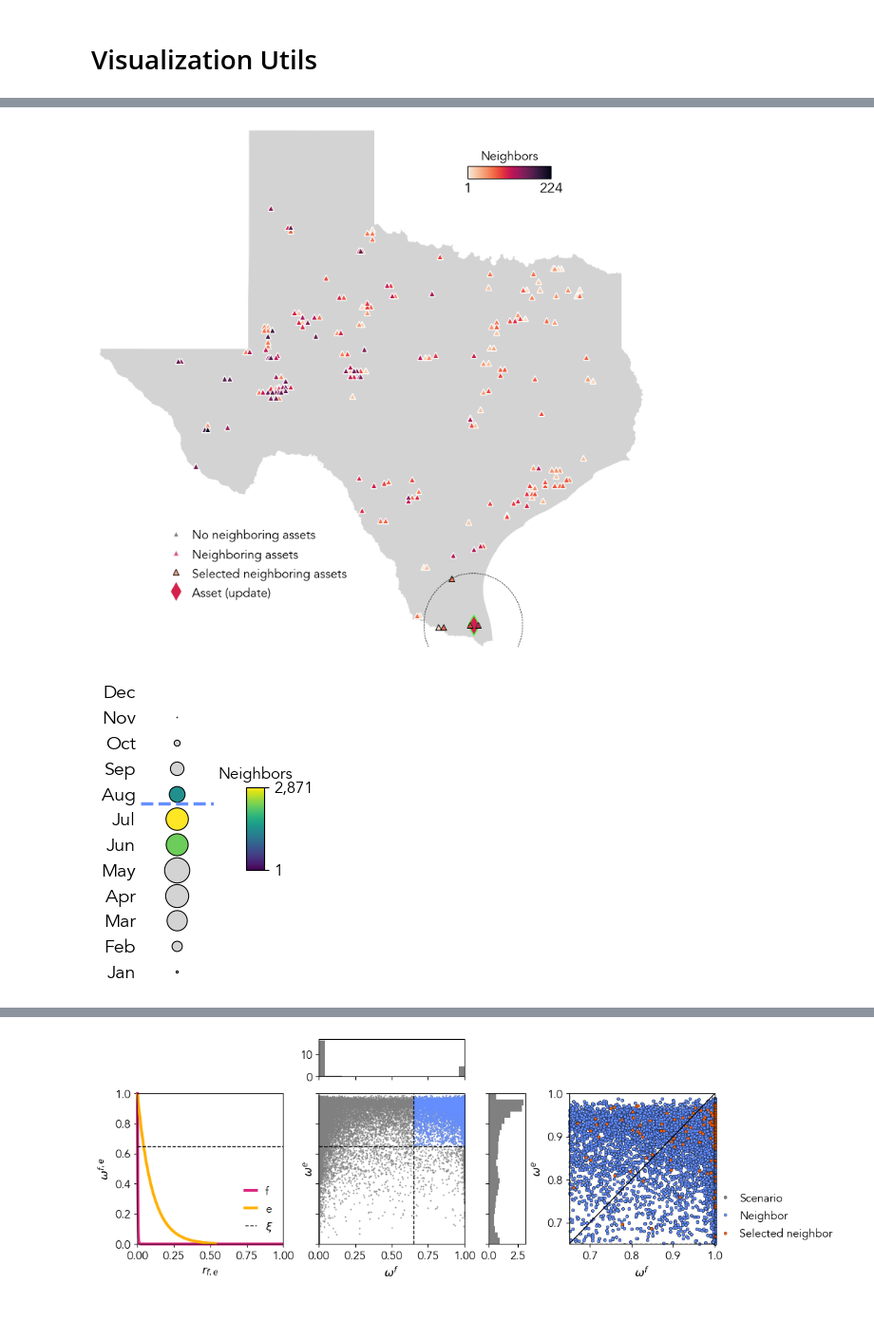
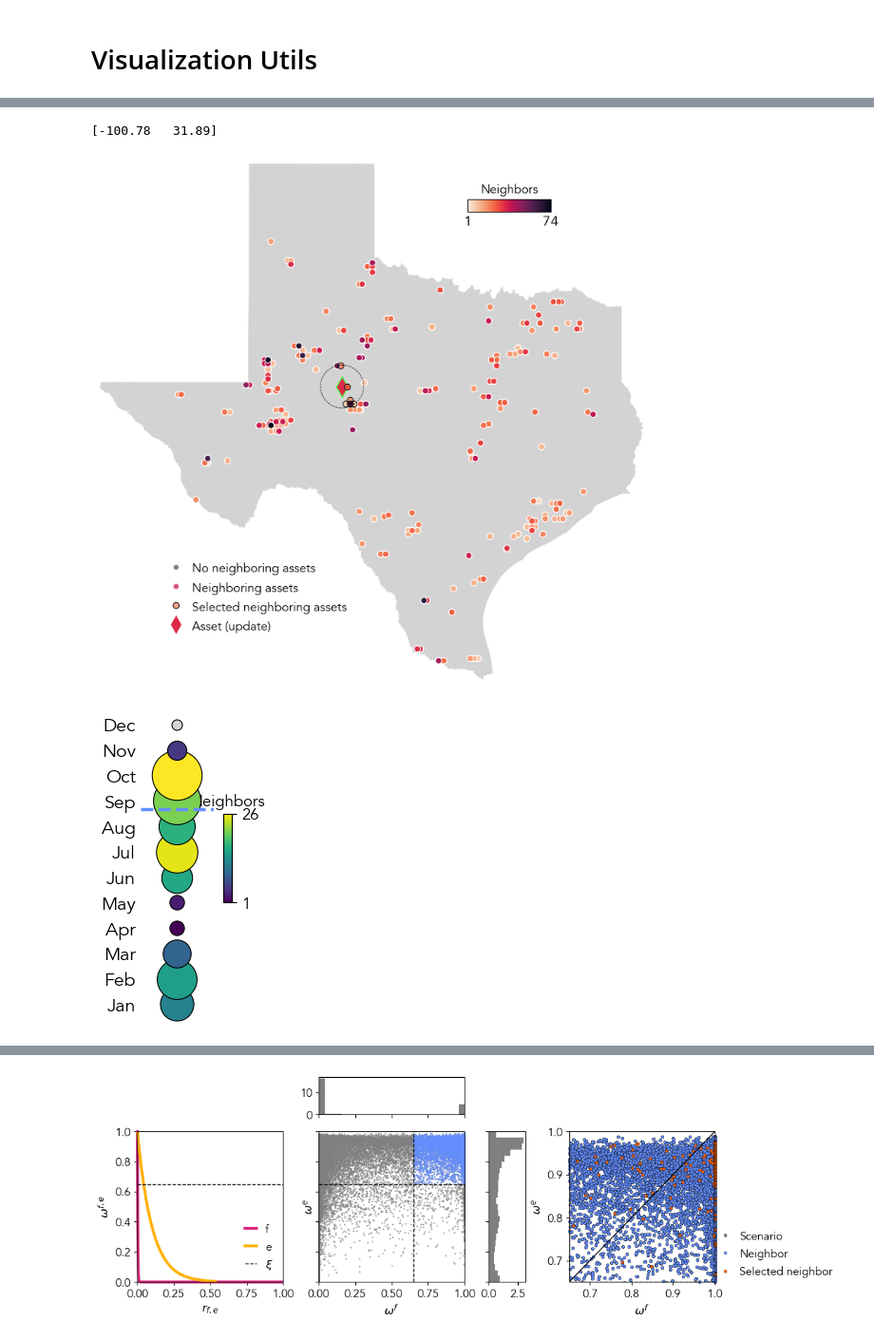
Before and after one commit to gterren/functional_forecast_dynamic_update, a Jupyter notebook: notebooks/solar_asset_ffc_viz.ipynb, the cells around one changed output, grey strips where cells are left out. Shown at 95% size. Saved outputs shown, nothing was run; the diff lists cells and outputs as text; code cells hidden in the pictures; blank space fills up the shorter version.

Commit message:
paper ready plots

```diff
--- a/notebooks/solar_asset_ffc_viz.ipynb
+++ b/notebooks/solar_asset_ffc_viz.ipynb
@@ -144,9 +165,9 @@ length_scale_d     0.850801     3.222521    24.643697
 # %% [markdown]
 # Functional kNNs dynamic update
 # %%
-day = 120
-asset = 11
-interval = 144
+day = 233
+asset = 16
+interval = 132
 
 _fdu = functional_dynamic_update(
     _distances = {"temporal": "seasonal_equinox", "spatial": "haversine", 'fusion': 'dynamic'},
@@ -172,24 +193,20 @@ M_ = _fdu.predict(
     F_ts_[day, :interval, asset], E_ts_lin_[day, :, asset], X_ts_[asset, :], t_ts_[day],
     forget_rate_f = get_hyper(hyper_, 'forget_rate_f', interval),
     forget_rate_e = get_hyper(hyper_, 'forget_rate_e', interval),
+    lookahead_rate = get_hyper(hyper_, 'lookahead_rate', interval),
     length_scale_f = get_hyper(hyper_, 'length_scale_f', interval),
     length_scale_e = get_hyper(hyper_, 'length_scale_e', interval),
-    lookup_rate = get_hyper(hyper_, 'lookup_rate', interval),
-    trust_rate = get_hyper(hyper_, 'trust_rate', interval),
-    nu = get_hyper(hyper_, 'nu', interval)/12,
-    gamma = get_hyper(hyper_, 'gamma', interval),
-    xi = get_hyper(hyper_, 'xi', interval),
+    length_scale_d = get_hyper(hyper_, 'length_scale_d', interval),
+    sigma = get_hyper(hyper_, 'sigma', interval),
+    nu = 1.,
+    kappa_0 = get_hyper(hyper_, 'kappa_0', interval),
     kappa = get_hyper(hyper_, 'kappa', interval),
     p_fusion = get_hyper(hyper_, 'p_fusion', interval)
 )
-print(get_hyper(hyper_, 'length_scale_f', interval))
-print(get_hyper(hyper_, 'length_scale_e', interval))
-print(get_hyper(hyper_, 'kappa', interval))
-print(get_hyper(hyper_, 'p_fusion', interval))
-
-print(_fdu.idx_neighbors_.shape)
-print(_fdu.idx_temporal_.shape)
-print(_fdu.idx_spatial_.shape)
+print(np.exp(_fdu.xi), _fdu.r)
+x_, y_ = np.unique(_fdu.arg_fed_[_fdu.idx_fed_], return_counts=True)
+print(_fdu.name, _fdu.date)
+print(x_, y_)
 
 # Plotting variables
 e_ = E_ts_[day, :, asset]
@@ -213,4 +230,7 @@ plt.show()
 plt.figure()
 plt.plot(M_.T)
 plt.show()
+print(M_.mean())
+# Bluebonnet Solar
+# BlueBell Solar
 # %% [output]
@@ -513,13 +713,17 @@ No artists with labels found to put in legend.  Note that artists whose label st
 # %%
-_fig, _ax = plt.subplots(figsize=(7.5, 7.5), constrained_layout=True)
+_fig, _ax = plt.subplots(
+    figsize=(7.5, 7.5),
+    constrained_layout=True
+)
+print(_fdu.x_)
 
 plotter.plot_frequency_map(
-    _fig, _ax, palette_,
-    _TX, _fdu, X_tr_, X_ts_, _fdu.x_, _fdu.idx_neighbors_,
-    _fdu.idx_temporal_, _fdu.idx_spatial_, _fdu.sigma,
-    marker = '^',
+    _fig, _ax, palette_, _TX, _fdu, X_tr_, X_ts_,
+    _fdu.x_,
+    _fdu.idx_fed_,
+    _fdu.idx_x_,
+    _fdu.r,
 )
-
 _ax.legend(
     frameon=False,
     bbox_to_anchor=(0.475, 0.25),
@@ -531,23 +735,28 @@ plt.savefig(IMAGES / f"spatial_neiboring_assets-{file_name}.pdf")
 
 plt.show()
 # %% [output]
+[-100.78   31.89]
-[figure, old version]
+[figure, new version]
 # %%
 _fig, _ax = plt.subplots(figsize=(1, 4), constrained_layout=True)
 
 plotter.scenarios_frequency_dates(
-    _fig, _ax, palette_,
-    _fdu.idx_neighbors_, _fdu.idx_temporal_, _fdu.idx_spatial_,
-    T_tr_[:, interval], _fdu.date,
-    scale=.1,
-    colorbar=True,
+    _fig,
+    _ax,
+    palette_,
+    _fdu.idx_fed_,
+    _fdu.idx_x_,
+    T_tr_[:, interval],
+    _fdu.date,
+    scale = 1.5,
+    colorbar = True,
 )
 
 plt.savefig(IMAGES / f"temporal_neiboring_assets-{file_name}.pdf")
 
 plt.show()
 # %% [output]
-[figure, old version]
+[figure, new version]
 # %%
 fig, _ax = plt.subplots(figsize=(7.5, 6.25), constrained_layout=True)
 
```
Also changed, not shown: parts of 22 cells of this notebook, 8 other files.
